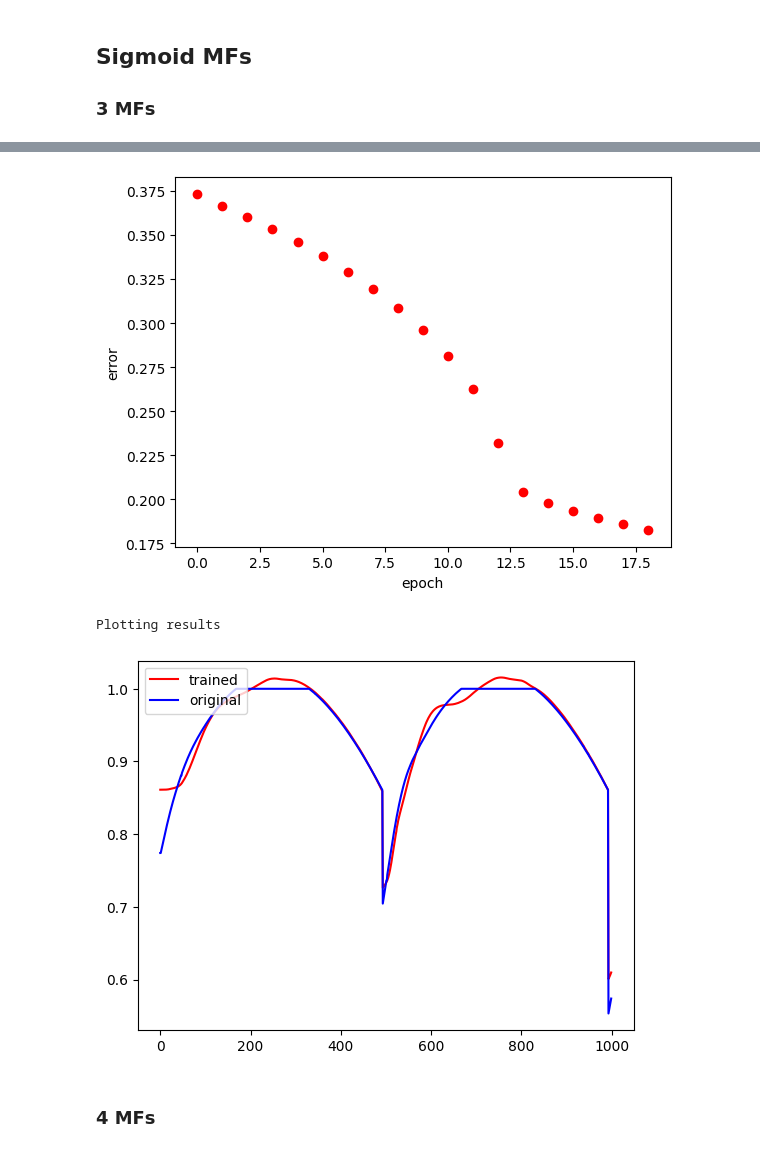
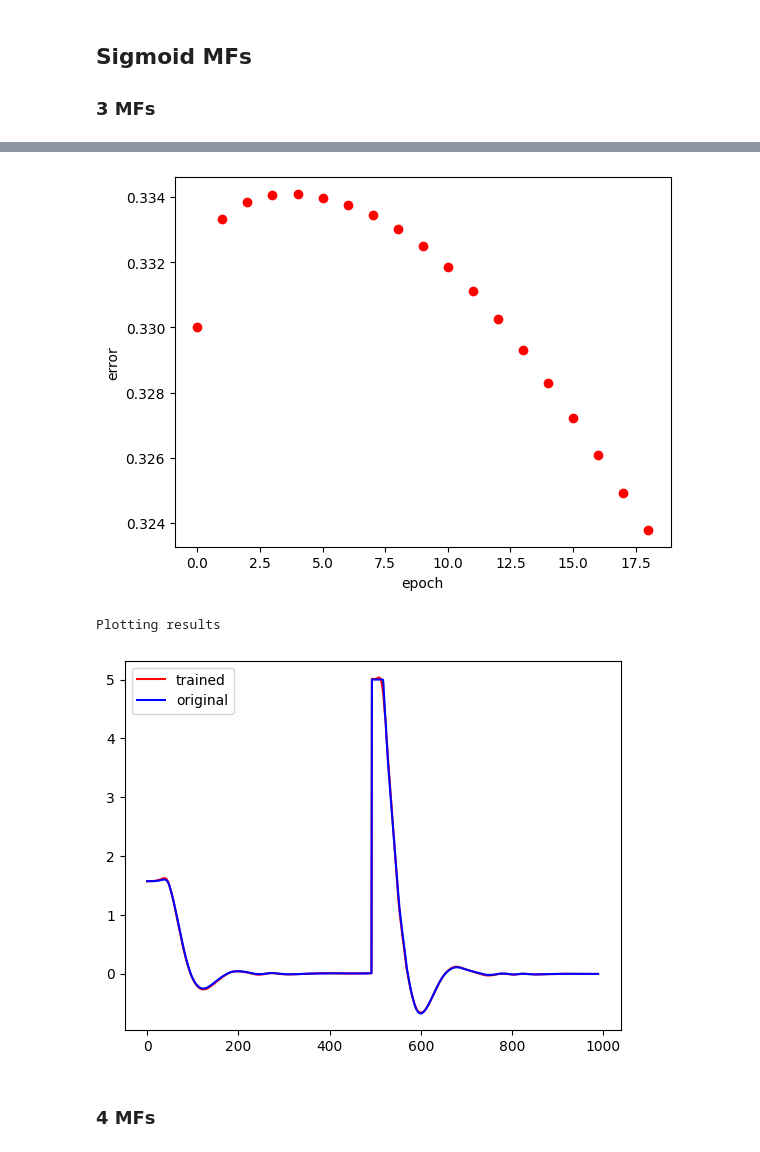
Before and after one commit to Esteb37/fuzzy-control, a Jupyter notebook: anfis/anfis/ANFIS.ipynb, the cells around one changed output, grey strips where cells are left out. Drawn from its saved outputs; the diff is of its cells as text; code cells hidden in the pictures.

```diff
--- a/anfis/anfis/ANFIS.ipynb
+++ b/anfis/anfis/ANFIS.ipynb
@@ -6,7 +6,7 @@ import numpy as np
 import matplotlib.pyplot as plt
 
 ts = np.load(
-    "C:/Users/esteb/OneDrive/Documents/Escuela/Robótica/Fuzzy/anfis/anfis/datos.npy")[:-10]
+    "C:/Users/Esteban/Documents/Escuela/Robotica/Fuzzy/anfis/anfis/datos.npy")[:-10]
 
 # Normalize
 #ts = ts / ts.max(axis=0)
@@ -72,6 +72,8 @@ def test(X, Y, mfs, type, epochs=20, print_mfs = False, k = 0.0005):
 	anf.plotErrors()
 	print("Plotting results")
 	anf.plotResults()
+
+	return anf, mf
 # %% [markdown]
 # Controlador Angular
 # %%
@@ -217,5 +238,5 @@ test(X, Y, 5, "gbellmf", k = 1)
 
 ### 3 MFs
 # %%
-test(X, Y, 3, "sigmf")
+test(X, Y, 3, "sigmf", k = 0.04)
 # %% [output]
@@ -241,7 +259,7 @@ current error: 0.18265155484605583
 Plotting errors
-[figure, old version]
+[figure, new version]
 Plotting results
-[figure, old version]
+[figure, new version]
 # %% [markdown]
 ### 4 MFs
 # %%
```
Also changed, not shown: parts of 9 cells of this notebook.
